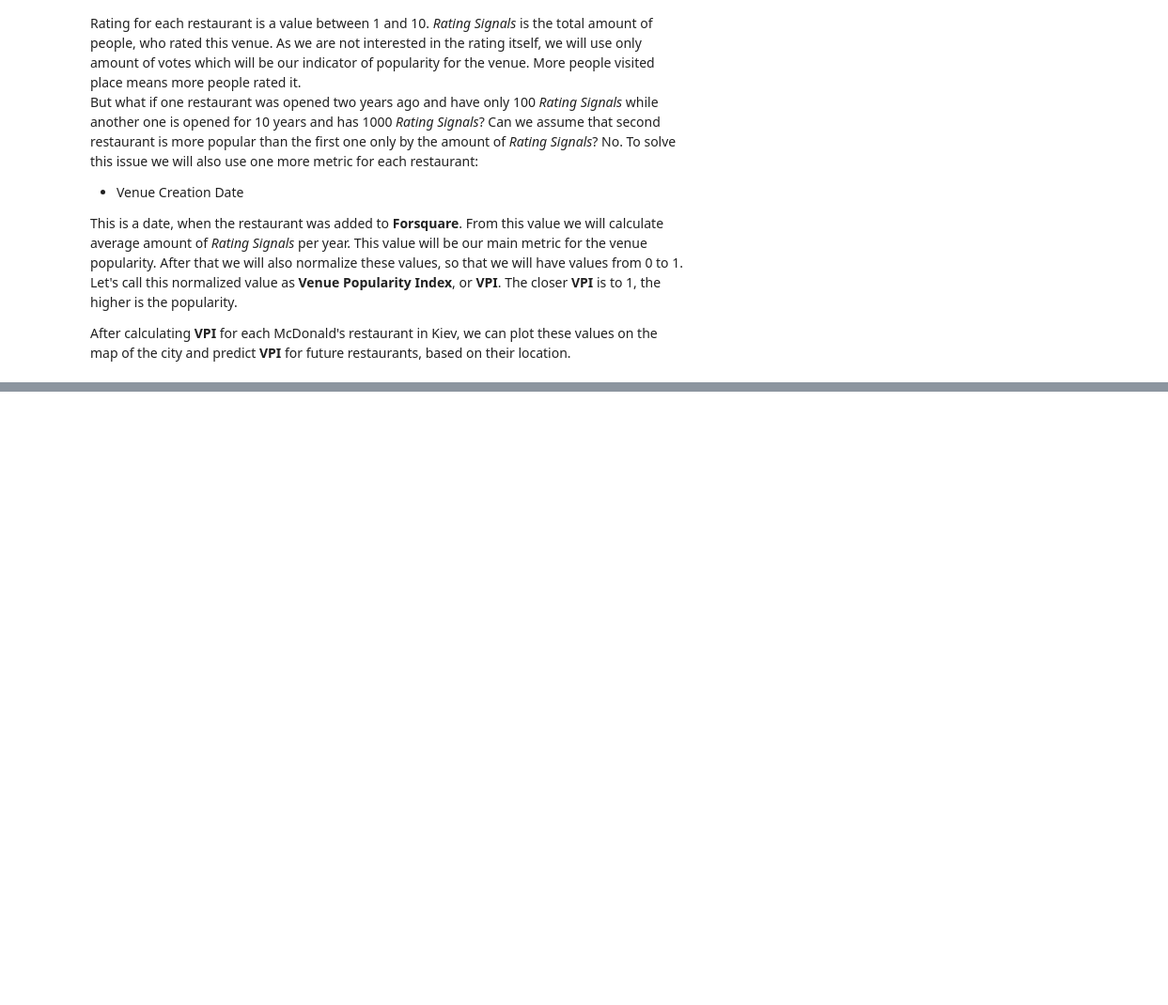
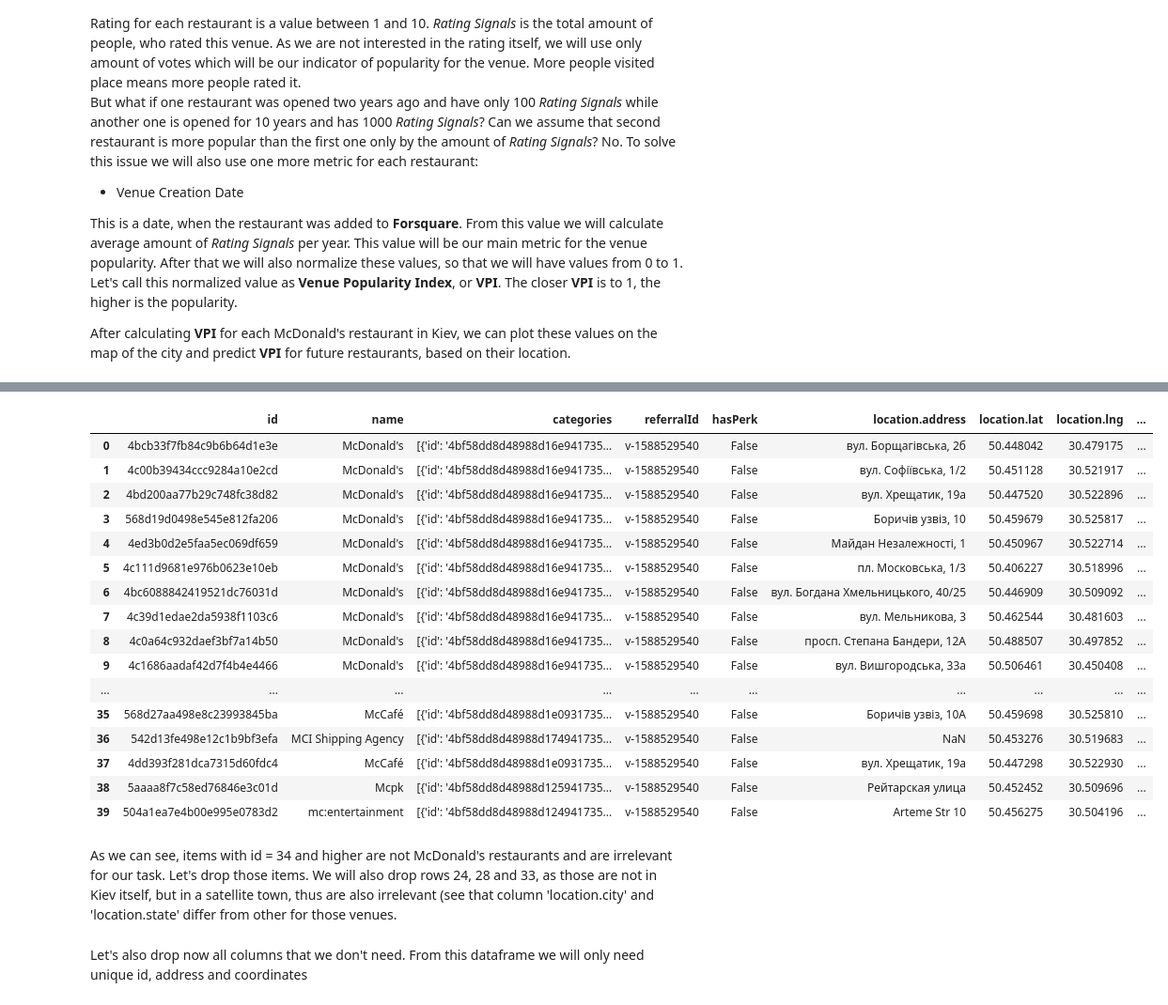
Before and after one commit to kospek/Coursera_Capstone, a Jupyter notebook: Capstone_Notebook.ipynb, the cells around one changed output, grey strips where cells are left out. Shown at 94% size. Drawn from its saved outputs; the diff is of its cells as text; code cells hidden in the pictures; blank space fills up the shorter version.

```diff
--- a/Capstone_Notebook.ipynb
+++ b/Capstone_Notebook.ipynb
@@ -37,0 +51,3 @@ After calculating **VPI** for each McDonald's restaurant in Kiev, we can plot th
+# %%
+CLIENT_ID = 'EHGYCFMDLQCZJXQA2DP0BSXGLVMMTEIGS1NU0JNJ5O0I4QES'
+CLIENT_SECRET = 'ECRF4FO2EAABHXNR2GJIJHBSVUQRDSWL3BWPUE404HM3BG5V'
@@ -37,0 +57,10 @@ After calculating **VPI** for each McDonald's restaurant in Kiev, we can plot th
+# %%
+VERSION = '20200430'
+LIMIT = 40
+
+search_query='McDonalds' #
+Location = 'Kiev, Ukraine'
+
+url = 'https://api.foursquare.com/v2/venues/search?client_id={}&client_secret={}&near={}&v={}&query={}&limit={}'.format(CLIENT_ID, CLIENT_SECRET, Location, VERSION, search_query, LIMIT)
+results = requests.get(url).json()
+results
@@ -37,0 +85,27 @@ After calculating **VPI** for each McDonald's restaurant in Kiev, we can plot th
+# %%
+# assign relevant part of JSON to venues
+venues = results['response']['venues']
+
+# tranform venues into a dataframe
+McD_df = json_normalize(venues)
+McD_df
+# %% [output]
+|  | id | name | categories | referralId | hasPerk | location.address | location.lat | location.lng | ... |
+| 0 | 4bcb33f7fb84c9b6b64d1e3e | McDonald's | [{'id': '4bf58dd8d48988d16e941735... | v-1588529540 | False | вул. Борщагівська, 2б | 50.448042 | 30.479175 | ... |
+| 1 | 4c00b39434ccc9284a10e2cd | McDonald's | [{'id': '4bf58dd8d48988d16e941735... | v-1588529540 | False | вул. Софіївська, 1/2 | 50.451128 | 30.521917 | ... |
+| 2 | 4bd200aa77b29c748fc38d82 | McDonald's | [{'id': '4bf58dd8d48988d16e941735... | v-1588529540 | False | вул. Хрещатик, 19а | 50.447520 | 30.522896 | ... |
+| 3 | 568d19d0498e545e812fa206 | McDonald's | [{'id': '4bf58dd8d48988d16e941735... | v-1588529540 | False | Боричів узвіз, 10 | 50.459679 | 30.525817 | ... |
+| 4 | 4ed3b0d2e5faa5ec069df659 | McDonald's | [{'id': '4bf58dd8d48988d16e941735... | v-1588529540 | False | Майдан Незалежності, 1 | 50.450967 | 30.522714 | ... |
+| 5 | 4c111d9681e976b0623e10eb | McDonald's | [{'id': '4bf58dd8d48988d16e941735... | v-1588529540 | False | пл. Московська, 1/3 | 50.406227 | 30.518996 | ... |
+| 6 | 4bc6088842419521dc76031d | McDonald's | [{'id': '4bf58dd8d48988d16e941735... | v-1588529540 | False | вул. Богдана Хмельницького, 40/25 | 50.446909 | 30.509092 | ... |
+| 7 | 4c39d1edae2da5938f1103c6 | McDonald's | [{'id': '4bf58dd8d48988d16e941735... | v-1588529540 | False | вул. Мельникова, 3 | 50.462544 | 30.481603 | ... |
+| 8 | 4c0a64c932daef3bf7a14b50 | McDonald's | [{'id': '4bf58dd8d48988d16e941735... | v-1588529540 | False | просп. Степана Бандери, 12А | 50.488507 | 30.497852 | ... |
+| 9 | 4c1686aadaf42d7f4b4e4466 | McDonald's | [{'id': '4bf58dd8d48988d16e941735... | v-1588529540 | False | вул. Вишгородська, 33а | 50.506461 | 30.450408 | ... |
+| ... | ... | ... | ... | ... | ... | ... | ... | ... | ... |
+| 35 | 568d27aa498e8c23993845ba | McCafé | [{'id': '4bf58dd8d48988d1e0931735... | v-1588529540 | False | Боричів узвіз, 10А | 50.459698 | 30.525810 | ... |
+| 36 | 542d13fe498e12c1b9bf3efa | MCI Shipping Agency | [{'id': '4bf58dd8d48988d174941735... | v-1588529540 | False | NaN | 50.453276 | 30.519683 | ... |
+| 37 | 4dd393f281dca7315d60fdc4 | McCafé | [{'id': '4bf58dd8d48988d1e0931735... | v-1588529540 | False | вул. Хрещатик, 19а | 50.447298 | 30.522930 | ... |
+| 38 | 5aaaa8f7c58ed76846e3c01d | Mcpk | [{'id': '4bf58dd8d48988d125941735... | v-1588529540 | False | Рейтарская улица | 50.452452 | 30.509696 | ... |
+| 39 | 504a1ea7e4b00e995e0783d2 | mc:entertainment | [{'id': '4bf58dd8d48988d124941735... | v-1588529540 | False | Arteme Str 10 | 50.456275 | 30.504196 | ... |
+# %% [markdown]
+As we can see, items with id = 34 and higher are not McDonald's restaurants and are irrelevant for our task. Let's drop those items. We will also drop rows 24, 28 and 33, as those are not in Kiev itself, but in a satellite town, thus are also irrelevant (see that column 'location.city' and 'location.state' differ from other for those venues.
@@ -37,0 +115,2 @@ After calculating **VPI** for each McDonald's restaurant in Kiev, we can plot th
+# %% [markdown]
+Let's also drop now all columns that we don't need. From this dataframe we will only need unique id, address and coordinates
```
Also changed, not shown: parts of 23 cells of this notebook.
